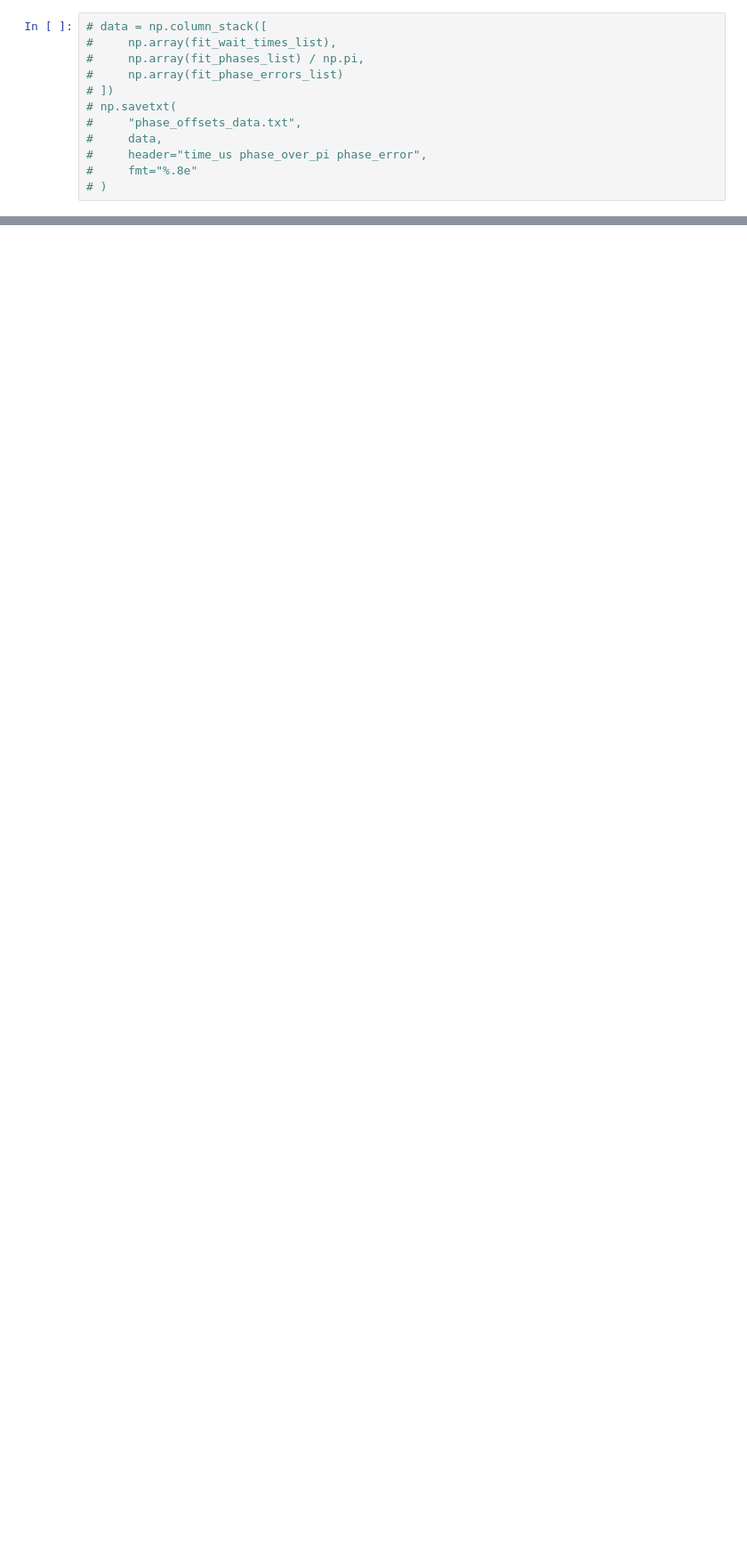
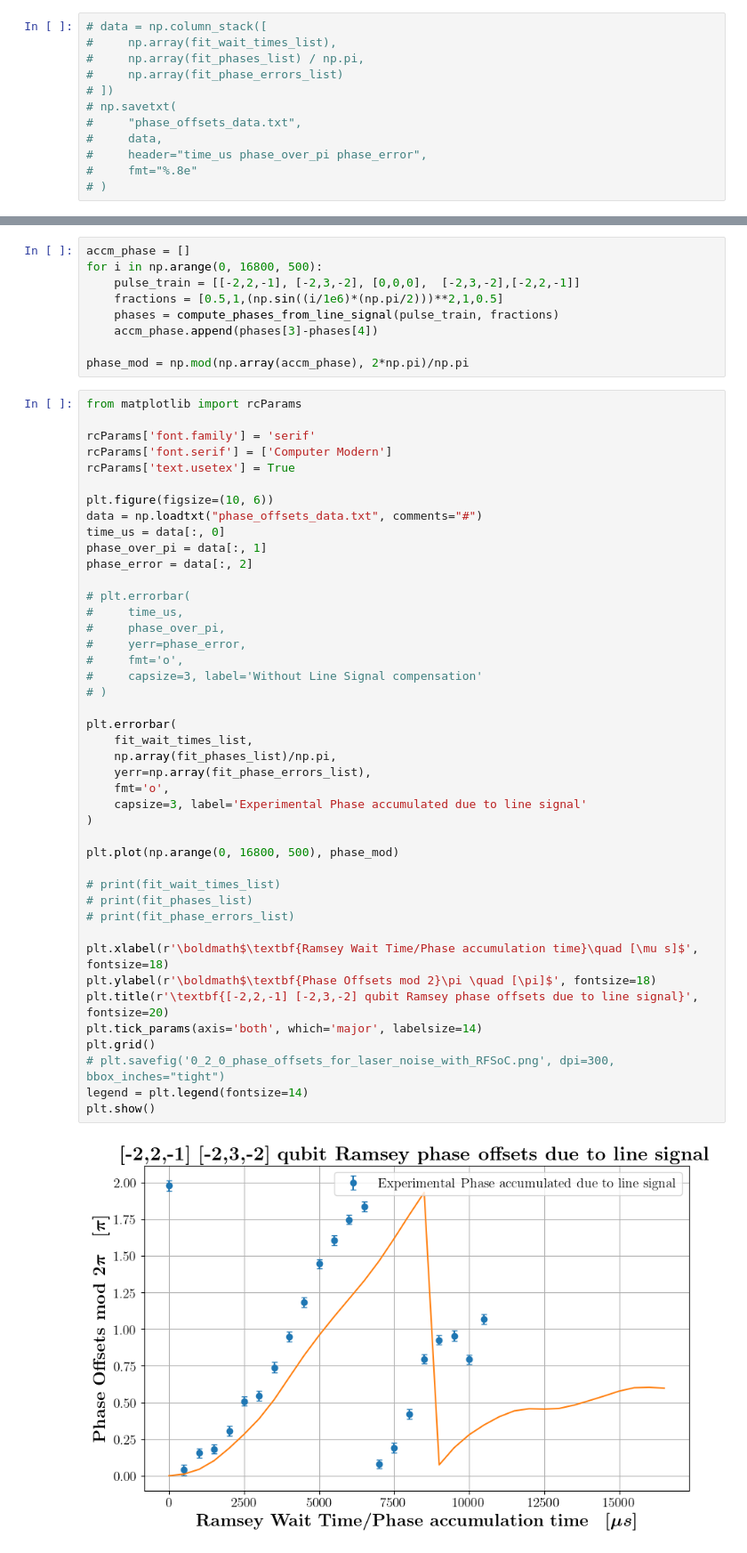
Before and after one commit to GauravTathed/PhD_python_scripts, a Jupyter notebook: LineSignal_charaterization/bussed_ramsey_analysis.ipynb, the cells around one changed output, grey strips where cells are left out. Shown at 89% size. Saved outputs shown, nothing was run; the diff lists cells and outputs as text; blank space fills up the shorter version.

```diff
--- a/LineSignal_charaterization/bussed_ramsey_analysis.ipynb
+++ b/LineSignal_charaterization/bussed_ramsey_analysis.ipynb
@@ -626,0 +861,54 @@ plt.show()
+# %%
+accm_phase = []
+for i in np.arange(0, 16800, 500):
+    pulse_train = [[-2,2,-1], [-2,3,-2], [0,0,0],  [-2,3,-2],[-2,2,-1]]
+    fractions = [0.5,1,(np.sin((i/1e6)*(np.pi/2)))**2,1,0.5]
+    phases = compute_phases_from_line_signal(pulse_train, fractions)
+    accm_phase.append(phases[3]-phases[4])
+
+phase_mod = np.mod(np.array(accm_phase), 2*np.pi)/np.pi
+# %%
+from matplotlib import rcParams
+
+rcParams['font.family'] = 'serif'
+rcParams['font.serif'] = ['Computer Modern']
+rcParams['text.usetex'] = True
+
+plt.figure(figsize=(10, 6))
+data = np.loadtxt("phase_offsets_data.txt", comments="#")
+time_us = data[:, 0]
+phase_over_pi = data[:, 1]
+phase_error = data[:, 2]
+
+# plt.errorbar(
+#     time_us,
+#     phase_over_pi,
+#     yerr=phase_error,
+#     fmt='o',
+#     capsize=3, label='Without Line Signal compensation'
+# )
+
+plt.errorbar(
+    fit_wait_times_list,
+    np.array(fit_phases_list)/np.pi,
+    yerr=np.array(fit_phase_errors_list),
+    fmt='o',
+    capsize=3, label='Experimental Phase accumulated due to line signal'
+)
+
+plt.plot(np.arange(0, 16800, 500), phase_mod)
+
+# print(fit_wait_times_list)
+# print(fit_phases_list)
+# print(fit_phase_errors_list)
+
+plt.xlabel(r'\boldmath$\textbf{Ramsey Wait Time/Phase accumulation time}\quad [\mu s]$', fontsize=18)
+plt.ylabel(r'\boldmath$\textbf{Phase Offsets mod 2}\pi \quad [\pi]$', fontsize=18)
+plt.title(r'\textbf{[-2,2,-1] [-2,3,-2] qubit Ramsey phase offsets due to line signal}', fontsize=20)
+plt.tick_params(axis='both', which='major', labelsize=14)
+plt.grid()
+# plt.savefig('0_2_0_phase_offsets_for_laser_noise_with_RFSoC.png', dpi=300, bbox_inches="tight")
+legend = plt.legend(fontsize=14)
+plt.show()
+# %% [output]
+[figure, added]
```
Also changed, not shown: parts of 6 cells of this notebook, 5 other files.
